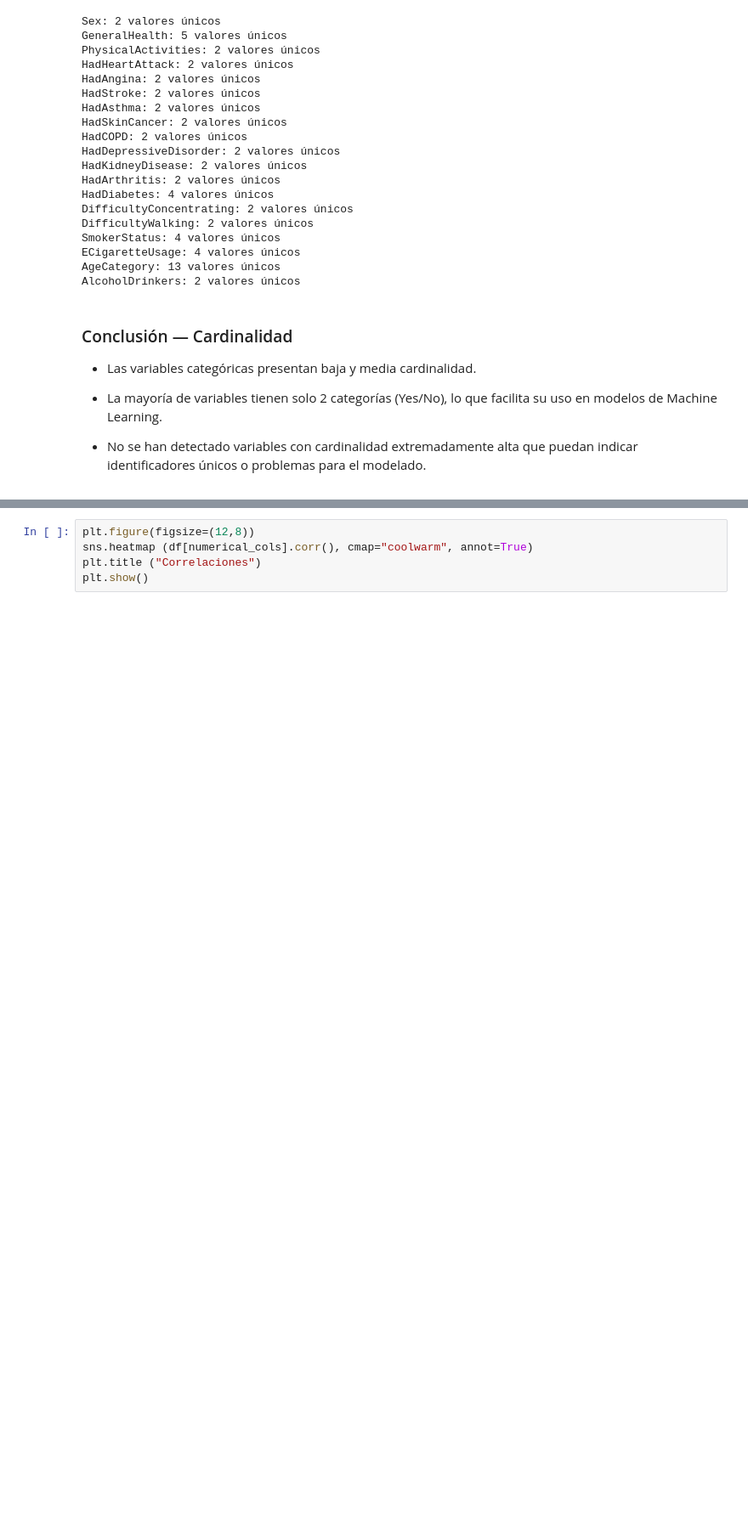
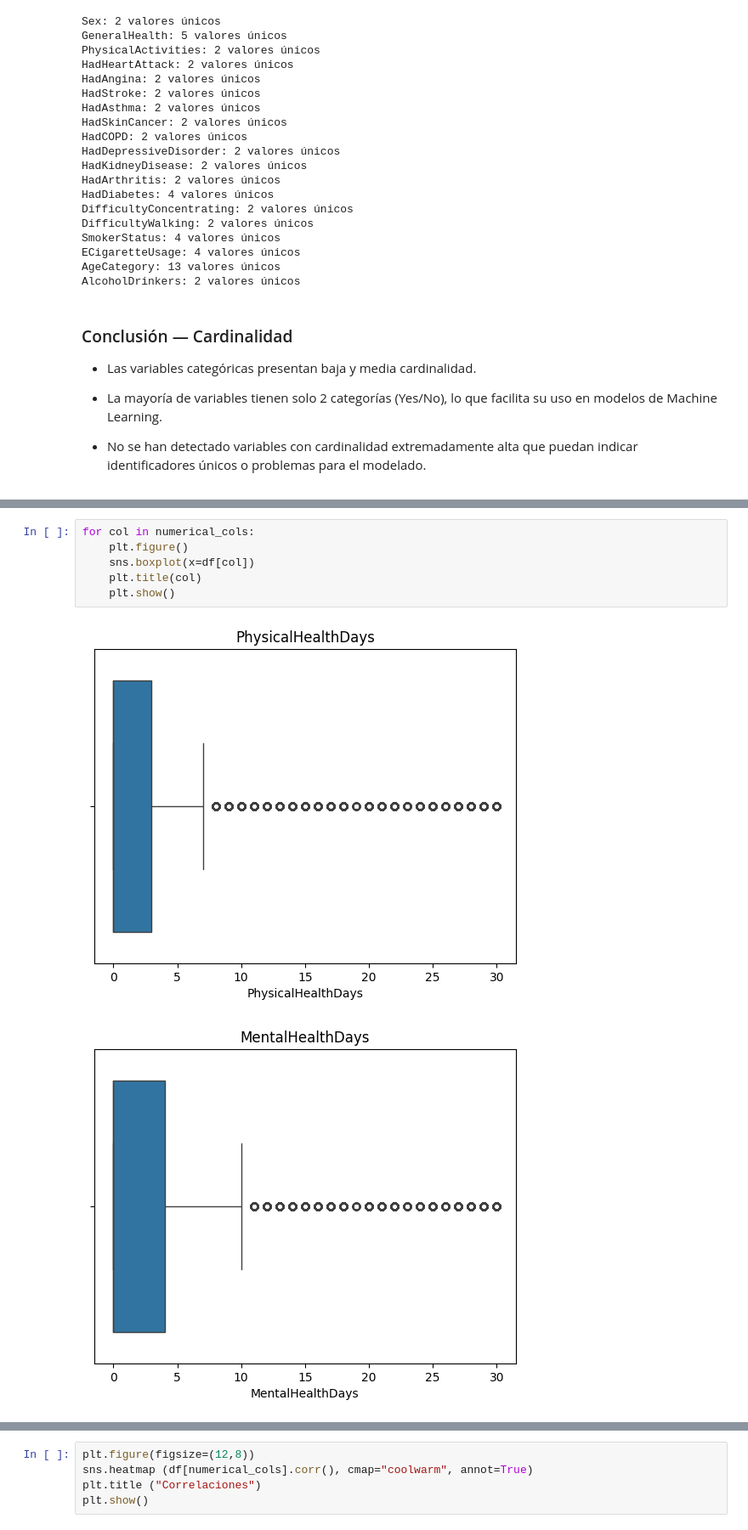
Before and after one commit to Juditga97/ML_Prevencion_Infartos, a Jupyter notebook: src/notebooks/main Judit.ipynb, the cells around one changed output, grey strips where cells are left out. Shown at 85% size. Drawn from its saved outputs; the diff is of its cells as text; blank space fills up the shorter version.

```diff
--- a/src/notebooks/main Judit.ipynb
+++ b/src/notebooks/main Judit.ipynb
@@ -243,0 +284,9 @@ plt.show()
+# %%
+for col in numerical_cols:
+    plt.figure()
+    sns.boxplot(x=df[col])
+    plt.title(col)
+    plt.show()
+# %% [output]
+[figure, added]
+[figure, added]
```
Also changed, not shown: parts of 20 cells of this notebook.
